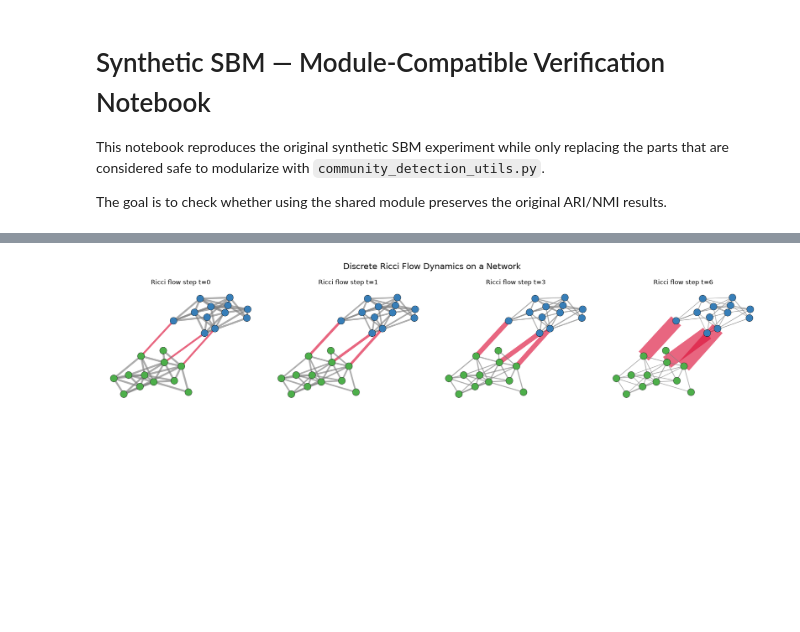
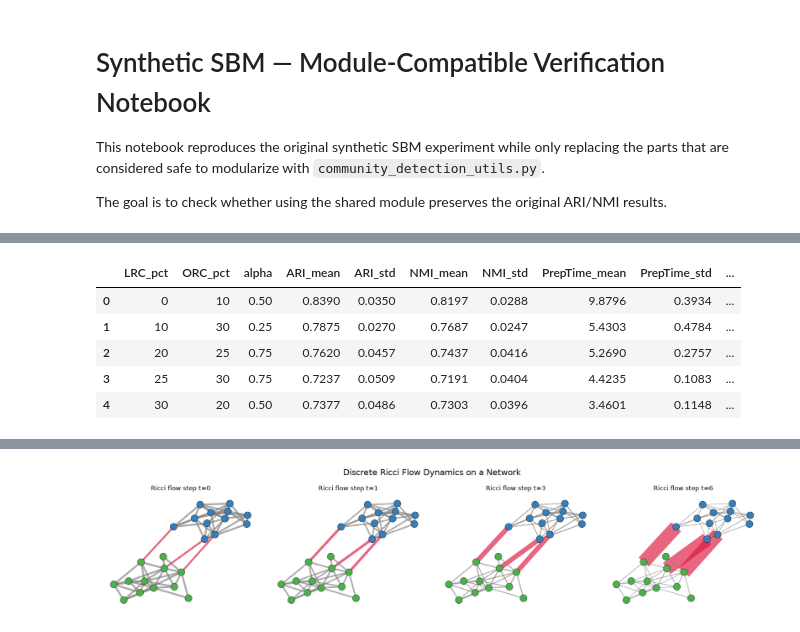
Before and after one commit to Avin-Kolahdooz/curvature-guided-community-detection, a Jupyter notebook: Synthetic_Module_Verification.ipynb, the cells around one changed output, grey strips where cells are left out. Cells and saved outputs as stored; diff of their text form; code cells hidden in the pictures; blank space fills up the shorter version.

```diff
--- a/Synthetic_Module_Verification.ipynb
+++ b/Synthetic_Module_Verification.ipynb
@@ -2741,0 +996,87 @@ Saved: notebook_output_data/synthetic_module_verification/matching_table_heatmap
+# %%
+# ============================================================
+# CELL 21 — SELECTED CONFIGURATIONS FOR PAPER TABLE
+# ============================================================
+
+SELECTED_PAPER_CONFIGS = [
+    (0, 10, 0.50),
+    (10, 30, 0.25),
+    (20, 25, 0.75),
+    (25, 30, 0.75),
+    (30, 20, 0.50),
+]
+
+selected_raw = batch_sensitivity(
+    configs=SELECTED_PAPER_CONFIGS,
+    graph_seeds=GRAPH_SEEDS,  # 10 independent synthetic graphs
+    name="synthetic_selected_paper_configs"
+)
+
+# Do not silently average unsuccessful runs
+failed = selected_raw[selected_raw["status"] != "ok"]
+
+if not failed.empty:
+    display(failed[[
+        "GraphSeed", "LRC_pct", "ORC_pct", "alpha", "error"
+    ]])
+    raise RuntimeError("Some configurations failed.")
+
+selected_table = (
+    selected_raw
+    .groupby(["LRC_pct", "ORC_pct", "alpha"], as_index=False)
+    .agg(
+        ARI_mean=("ARI", "mean"),
+        ARI_std=("ARI", "std"),
+        NMI_mean=("NMI", "mean"),
+        NMI_std=("NMI", "std"),
+        PrepTime_mean=("PreparationTime", "mean"),
+        PrepTime_std=("PreparationTime", "std"),
+        TotalTime_mean=("TotalTime", "mean"),
+        Edges_mean=("PreparedEdges", "mean"),
+        EvaluatedNodes=("EvaluationNodes", "min"),
+        n_graphs=("GraphSeed", "nunique")
+    )
+)
+
+assert len(selected_table) == 5
+assert selected_table["n_graphs"].eq(len(GRAPH_SEEDS)).all()
+
+# Preserve the exact row order from the paper
+selected_table["_order"] = selected_table.apply(
+    lambda r: SELECTED_PAPER_CONFIGS.index(
+        (int(r.LRC_pct), int(r.ORC_pct), float(r.alpha))
+    ),
+    axis=1
+)
+
+selected_table = (
+    selected_table
+    .sort_values("_order")
+    .drop(columns="_order")
+    .reset_index(drop=True)
+)
+
+# Publication-style table
+paper_view = pd.DataFrame({
+    "pLRC (%)": selected_table["LRC_pct"].astype(int),
+    "pORC (%)": selected_table["ORC_pct"].astype(int),
+    "α": selected_table["alpha"].map(lambda x: f"{x:.2f}"),
+    "ARI": selected_table["ARI_mean"].map(lambda x: f"{x:.3f}"),
+    "NMI": selected_table["NMI_mean"].map(lambda x: f"{x:.3f}"),
+    "Time (s)": selected_table["PrepTime_mean"].map(
+        lambda x: f"{x:.3f}"
+    ),
+})
+
+print("SELECTED SYNTHETIC SBM CONFIGURATIONS")
+print("Time = graph preparation only; clustering excluded.")
+display(paper_view)
+
+print("\nFULL RESULTS WITH STANDARD DEVIATIONS")
+display(selected_table.round(4))
+
+selected_table.to_csv(
+    OUTPUT_DIR / "paper_selected_5_configs_full.csv",
+    index=False
+)
+# %% [output]
@@ -2741,0 +1097,6 @@ Saved: notebook_output_data/synthetic_module_verification/matching_table_heatmap
+|  | LRC_pct | ORC_pct | alpha | ARI_mean | ARI_std | NMI_mean | NMI_std | PrepTime_mean | PrepTime_std | ... |
+| 0 | 0 | 10 | 0.50 | 0.8390 | 0.0350 | 0.8197 | 0.0288 | 9.8796 | 0.3934 | ... |
+| 1 | 10 | 30 | 0.25 | 0.7875 | 0.0270 | 0.7687 | 0.0247 | 5.4303 | 0.4784 | ... |
+| 2 | 20 | 25 | 0.75 | 0.7620 | 0.0457 | 0.7437 | 0.0416 | 5.2690 | 0.2757 | ... |
+| 3 | 25 | 30 | 0.75 | 0.7237 | 0.0509 | 0.7191 | 0.0404 | 4.4235 | 0.1083 | ... |
+| 4 | 30 | 20 | 0.50 | 0.7377 | 0.0486 | 0.7303 | 0.0396 | 3.4601 | 0.1148 | ... |
```
Also changed, not shown: parts of 43 cells of this notebook, 2 other files.
